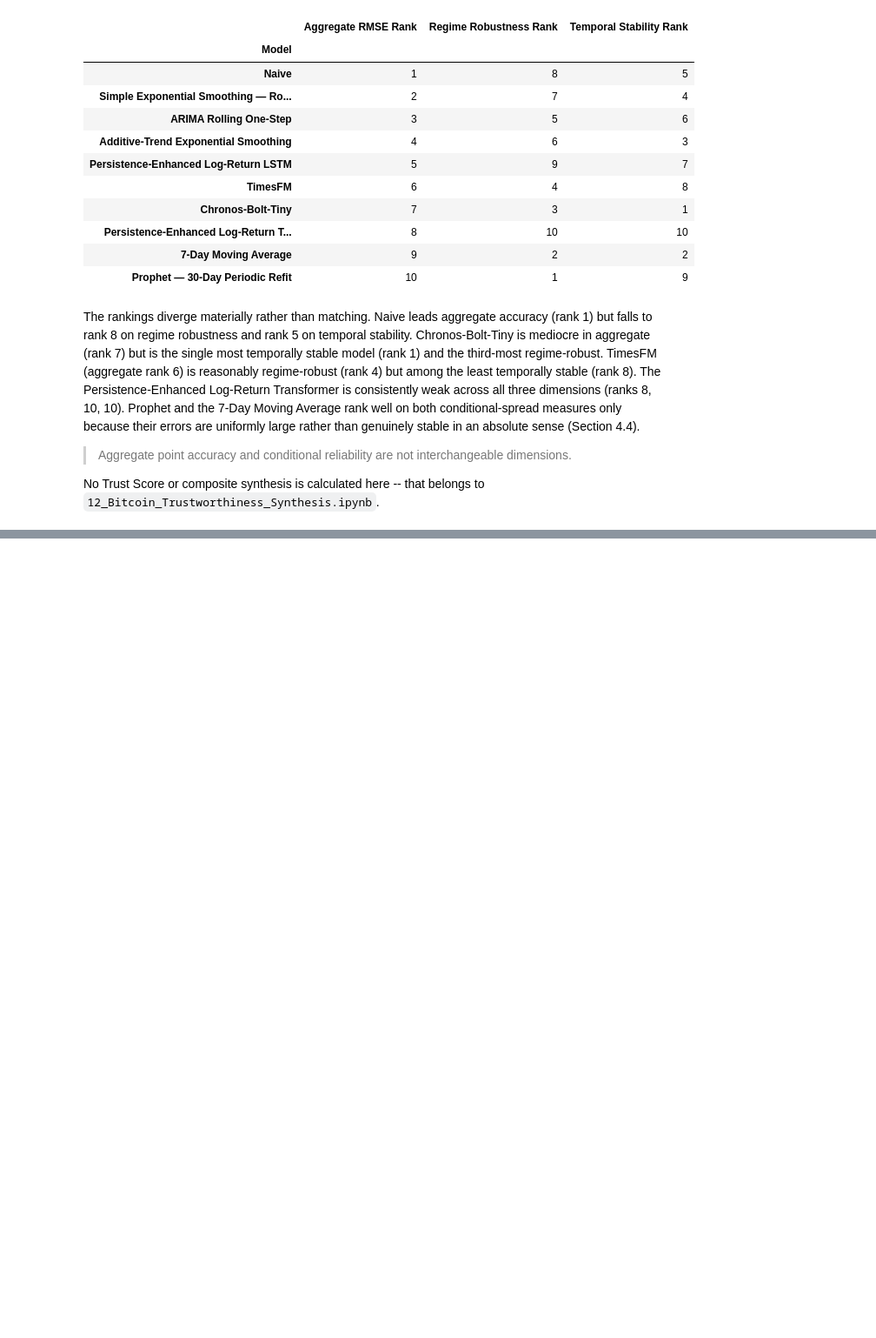
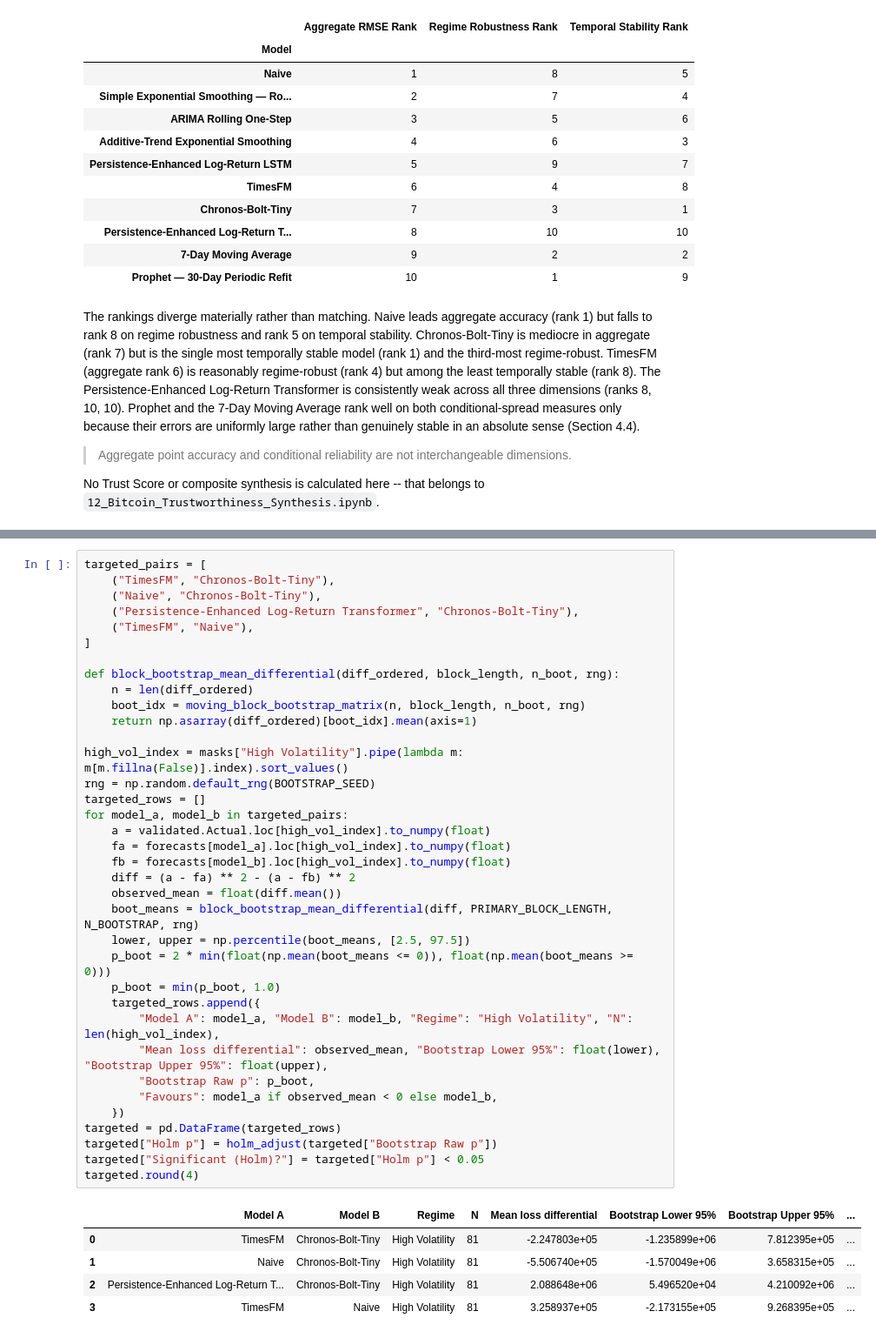
Before and after one commit to mdsoadsolaiman/Time-Series-Foundation-Models, a Jupyter notebook: notebooks/09_Bitcoin_Robustness_and_Temporal_Stability.ipynb, the cells around one changed output, grey strips where cells are left out. Shown at 87% size. Drawn from its saved outputs; the diff is of its cells as text; blank space fills up the shorter version.

```diff
--- a/notebooks/09_Bitcoin_Robustness_and_Temporal_Stability.ipynb
+++ b/notebooks/09_Bitcoin_Robustness_and_Temporal_Stability.ipynb
@@ -272,0 +674,42 @@ No Trust Score or composite synthesis is calculated here -- that belongs to `12_
+# %%
+targeted_pairs = [
+    ("TimesFM", "Chronos-Bolt-Tiny"),
+    ("Naive", "Chronos-Bolt-Tiny"),
+    ("Persistence-Enhanced Log-Return Transformer", "Chronos-Bolt-Tiny"),
+    ("TimesFM", "Naive"),
+]
+
+def block_bootstrap_mean_differential(diff_ordered, block_length, n_boot, rng):
+    n = len(diff_ordered)
+    boot_idx = moving_block_bootstrap_matrix(n, block_length, n_boot, rng)
+    return np.asarray(diff_ordered)[boot_idx].mean(axis=1)
+
+high_vol_index = masks["High Volatility"].pipe(lambda m: m[m.fillna(False)].index).sort_values()
+rng = np.random.default_rng(BOOTSTRAP_SEED)
+targeted_rows = []
+for model_a, model_b in targeted_pairs:
+    a = validated.Actual.loc[high_vol_index].to_numpy(float)
+    fa = forecasts[model_a].loc[high_vol_index].to_numpy(float)
+    fb = forecasts[model_b].loc[high_vol_index].to_numpy(float)
+    diff = (a - fa) ** 2 - (a - fb) ** 2
+    observed_mean = float(diff.mean())
+    boot_means = block_bootstrap_mean_differential(diff, PRIMARY_BLOCK_LENGTH, N_BOOTSTRAP, rng)
+    lower, upper = np.percentile(boot_means, [2.5, 97.5])
+    p_boot = 2 * min(float(np.mean(boot_means <= 0)), float(np.mean(boot_means >= 0)))
+    p_boot = min(p_boot, 1.0)
+    targeted_rows.append({
+        "Model A": model_a, "Model B": model_b, "Regime": "High Volatility", "N": len(high_vol_index),
+        "Mean loss differential": observed_mean, "Bootstrap Lower 95%": float(lower), "Bootstrap Upper 95%": float(upper),
+        "Bootstrap Raw p": p_boot,
+        "Favours": model_a if observed_mean < 0 else model_b,
+    })
+targeted = pd.DataFrame(targeted_rows)
+targeted["Holm p"] = holm_adjust(targeted["Bootstrap Raw p"])
+targeted["Significant (Holm)?"] = targeted["Holm p"] < 0.05
+targeted.round(4)
+# %% [output]
+|  | Model A | Model B | Regime | N | Mean loss differential | Bootstrap Lower 95% | Bootstrap Upper 95% | ... |
+| 0 | TimesFM | Chronos-Bolt-Tiny | High Volatility | 81 | -2.247803e+05 | -1.235899e+06 | 7.812395e+05 | ... |
+| 1 | Naive | Chronos-Bolt-Tiny | High Volatility | 81 | -5.506740e+05 | -1.570049e+06 | 3.658315e+05 | ... |
+| 2 | Persistence-Enhanced Log-Return T... | Chronos-Bolt-Tiny | High Volatility | 81 | 2.088648e+06 | 5.496520e+04 | 4.210092e+06 | ... |
+| 3 | TimesFM | Naive | High Volatility | 81 | 3.258937e+05 | -2.173155e+05 | 9.268395e+05 | ... |
```
Also changed, not shown: parts of 26 cells of this notebook, 20 other files.
